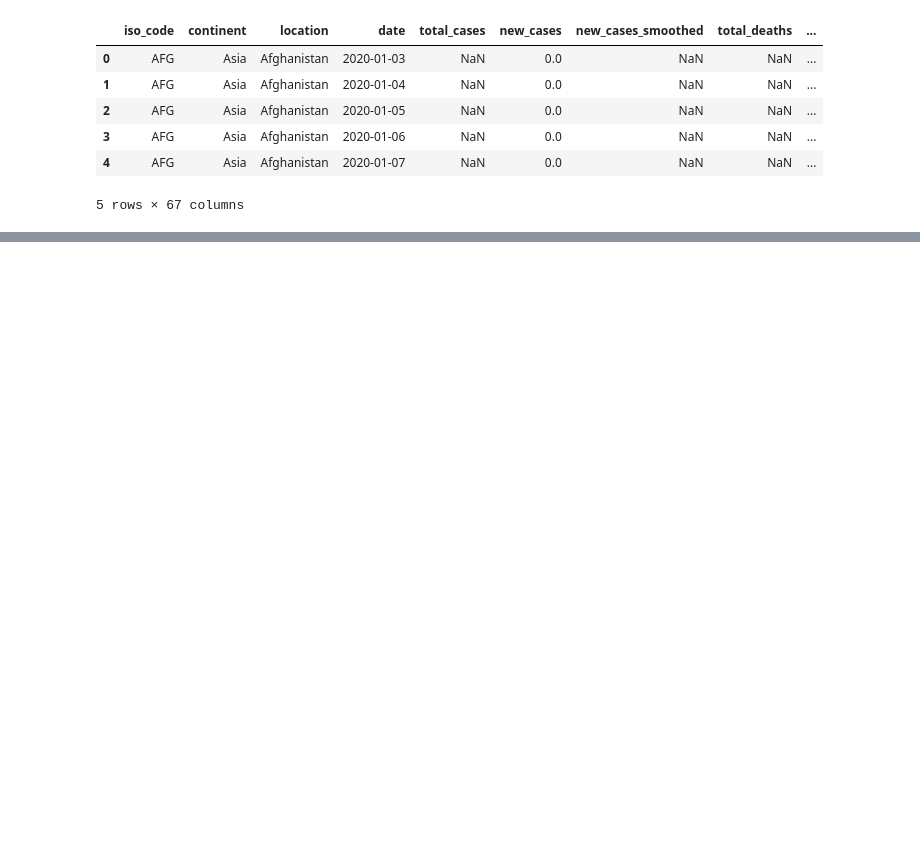
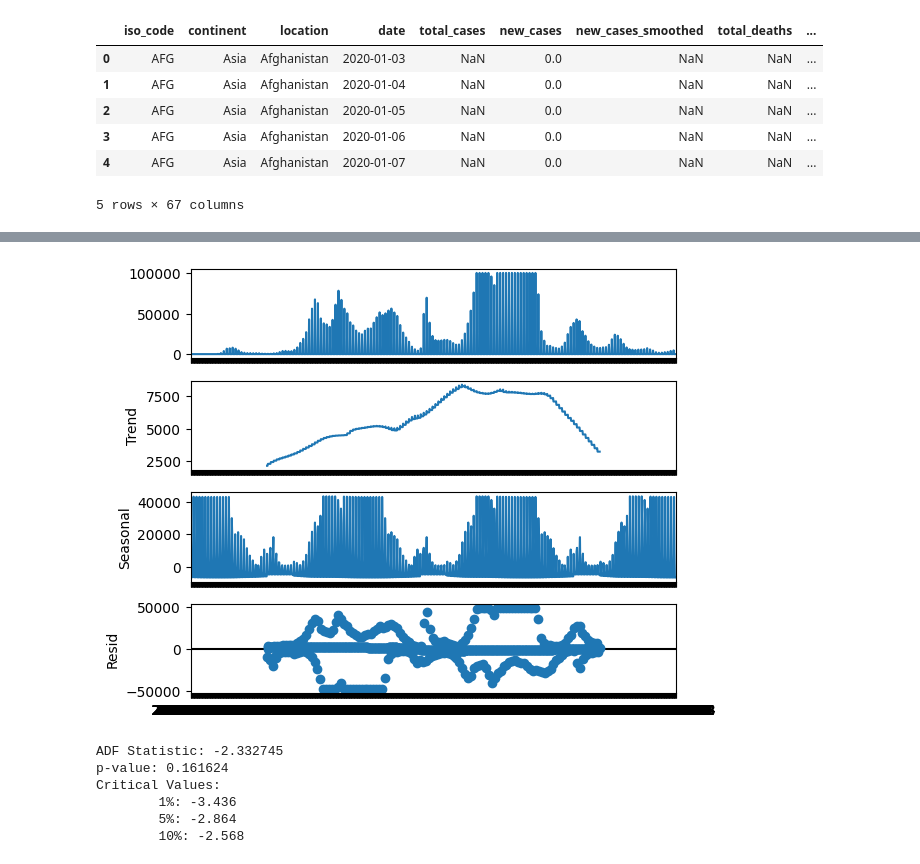
Before and after one commit to FYEH779/Stat-390-Project, a Jupyter notebook: ARIMA_Brian.ipynb, the cells around one changed output, grey strips where cells are left out. Cells and saved outputs as stored; diff of their text form; code cells hidden in the pictures; blank space fills up the shorter version.

```diff
--- a/ARIMA_Brian.ipynb
+++ b/ARIMA_Brian.ipynb
@@ -291,0 +81,4 @@ Test RMSE: 701.6255786331072
+# %%
+# cap the outliers at 100,000 to minimize impact of peaks
+train['new_cases'] = train['new_cases'].apply(lambda x: 100000 if x > 100000 else x)
+train.describe()
@@ -291,0 +95,27 @@ Test RMSE: 701.6255786331072
+# %%
+from statsmodels.tsa.seasonal import seasonal_decompose
+seasonal_decompose(train, period=365).plot()
+plt.show()
+# %% [output]
+[figure, added]
+# %%
+# test for stationarity
+from statsmodels.tsa.stattools import adfuller
+
+X = train.values
+result = adfuller(X)
+print('ADF Statistic: %f' % result[0])
+print('p-value: %f' % result[1])
+print('Critical Values:')
+for key, value in result[4].items():
+ print('\t%s: %.3f' % (key, value))
+ #The time series is not stationary at the 5% significance level.
+ #This means that the time series doesn't exhibit trends or seasonality.
+ # I will start with d = 0 in the model.
+# %% [output]
+ADF Statistic: -2.332745
+p-value: 0.161624
+Critical Values:
+        1%: -3.436
+        5%: -2.864
+        10%: -2.568
```
Also changed, not shown: parts of 37 cells of this notebook.
